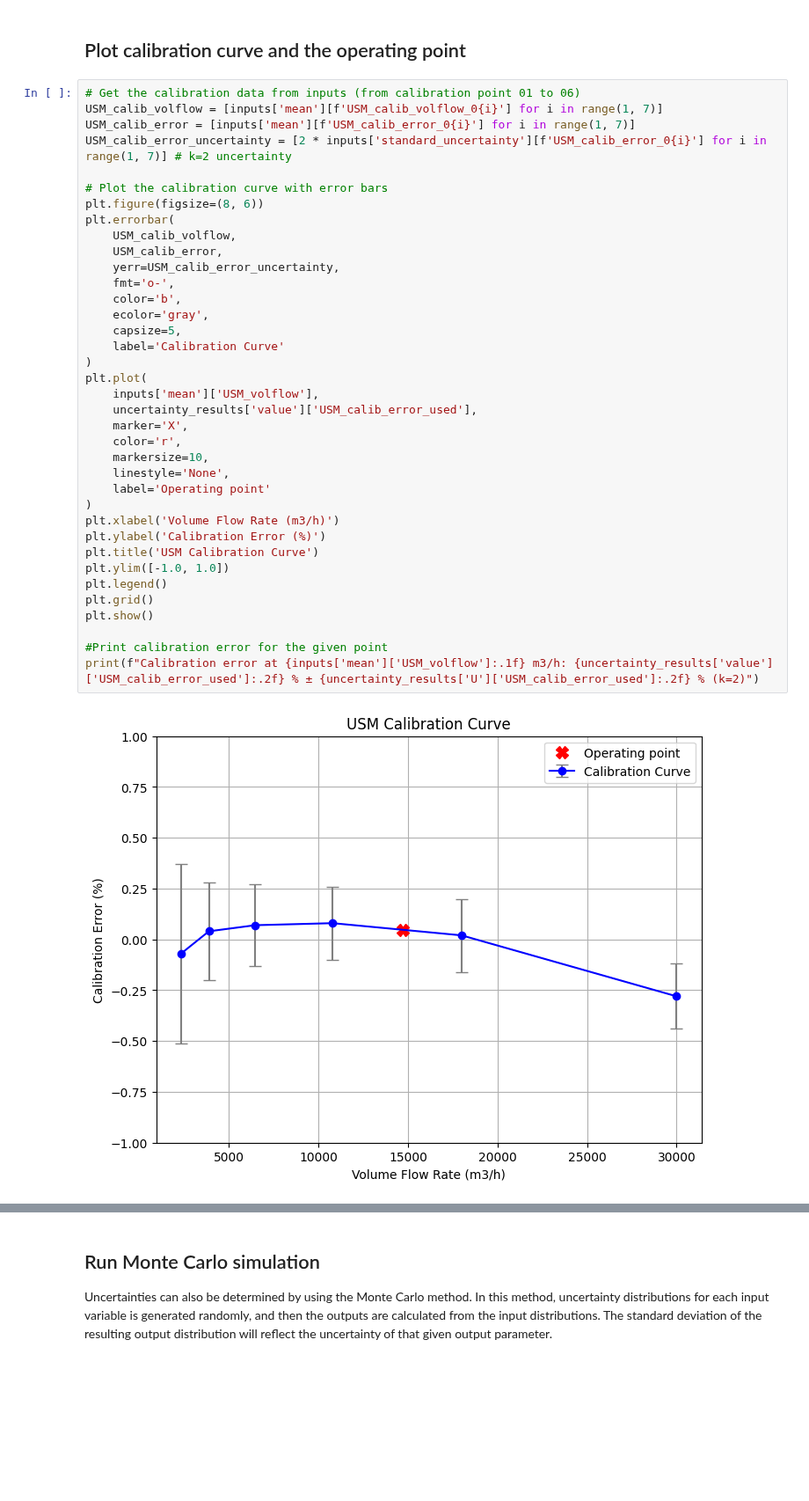
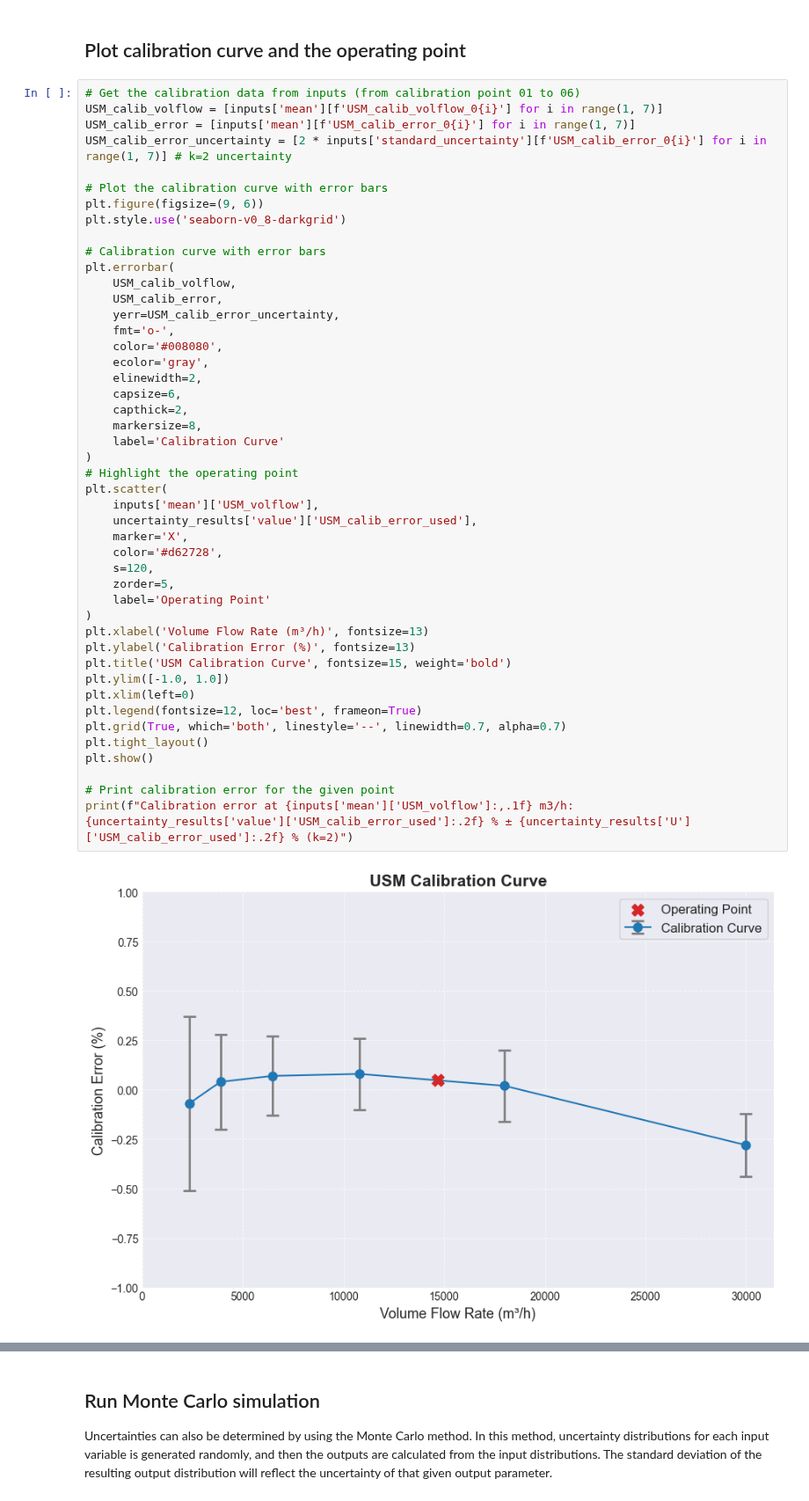
Before and after one commit to equinor/uncertaintylib, a Jupyter notebook: examples/example_06/example_06.ipynb, the cells around one changed output, grey strips where cells are left out. Shown at 88% size. Saved outputs shown, nothing was run; the diff lists cells and outputs as text; blank space fills up the shorter version.

```diff
--- a/examples/example_06/example_06.ipynb
+++ b/examples/example_06/example_06.ipynb
@@ -196,39 +196,48 @@ fig1=plot_functions.plot_uncertainty_contribution(
 # %%
 # Get the calibration data from inputs (from calibration point 01 to 06)
 USM_calib_volflow = [inputs['mean'][f'USM_calib_volflow_0{i}'] for i in range(1, 7)]
 USM_calib_error = [inputs['mean'][f'USM_calib_error_0{i}'] for i in range(1, 7)]
 USM_calib_error_uncertainty = [2 * inputs['standard_uncertainty'][f'USM_calib_error_0{i}'] for i in range(1, 7)] # k=2 uncertainty
 
 # Plot the calibration curve with error bars
-plt.figure(figsize=(8, 6))
+plt.figure(figsize=(9, 6))
+plt.style.use('seaborn-v0_8-darkgrid')
+
+# Calibration curve with error bars
 plt.errorbar(
     USM_calib_volflow,
     USM_calib_error,
     yerr=USM_calib_error_uncertainty,
     fmt='o-',
-    color='b',
+    color='#008080',
     ecolor='gray',
-    capsize=5,
+    elinewidth=2,
+    capsize=6,
+    capthick=2,
+    markersize=8,
     label='Calibration Curve'
 )
-plt.plot(
+# Highlight the operating point
+plt.scatter(
     inputs['mean']['USM_volflow'],
     uncertainty_results['value']['USM_calib_error_used'],
     marker='X',
-    color='r',
-    markersize=10,
-    linestyle='None',
-    label='Operating point'
+    color='#d62728',
+    s=120,
+    zorder=5,
+    label='Operating Point'
 )
-plt.xlabel('Volume Flow Rate (m3/h)')
-plt.ylabel('Calibration Error (%)')
-plt.title('USM Calibration Curve')
+plt.xlabel('Volume Flow Rate (m³/h)', fontsize=13)
+plt.ylabel('Calibration Error (%)', fontsize=13)
+plt.title('USM Calibration Curve', fontsize=15, weight='bold')
 plt.ylim([-1.0, 1.0])
-plt.legend()
-plt.grid()
+plt.xlim(left=0)
+plt.legend(fontsize=12, loc='best', frameon=True)
+plt.grid(True, which='both', linestyle='--', linewidth=0.7, alpha=0.7)
+plt.tight_layout()
 plt.show()
 
-#Print calibration error for the given point
-print(f"Calibration error at {inputs['mean']['USM_volflow']:.1f} m3/h: {uncertainty_results['value']['USM_calib_error_used']:.2f} % ± {uncertainty_results['U']['USM_calib_error_used']:.2f} % (k=2)")
+# Print calibration error for the given point
+print(f"Calibration error at {inputs['mean']['USM_volflow']:,.1f} m3/h: {uncertainty_results['value']['USM_calib_error_used']:.2f} % ± {uncertainty_results['U']['USM_calib_error_used']:.2f} % (k=2)")
 # %% [output]
-[figure, old version]
+[figure, new version]
```
Also changed, not shown: parts of 1 cell of this notebook.
